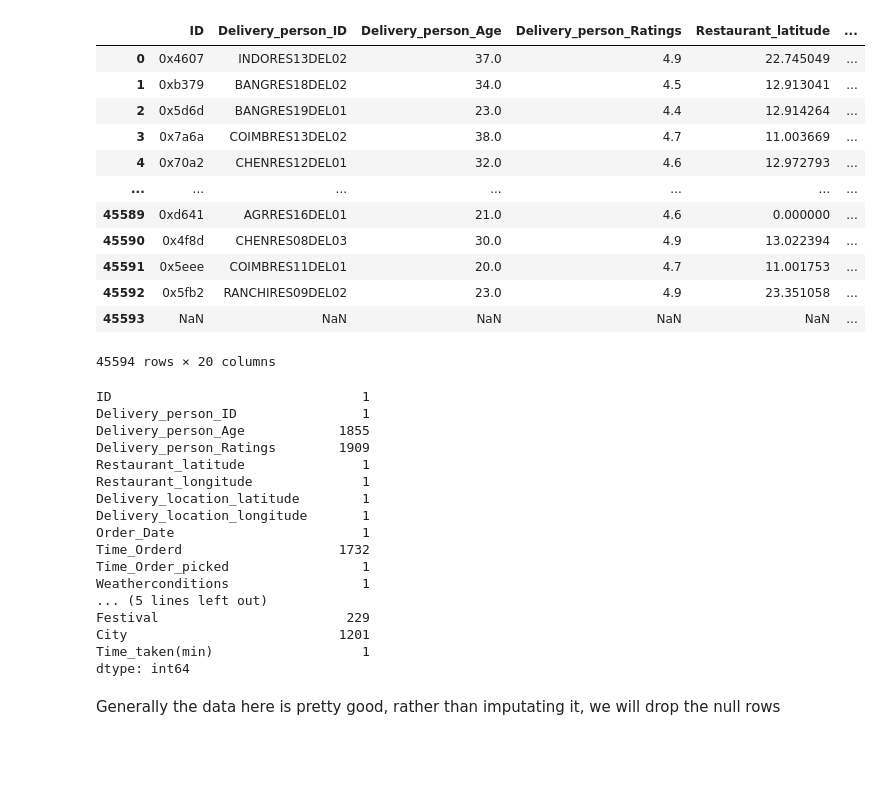
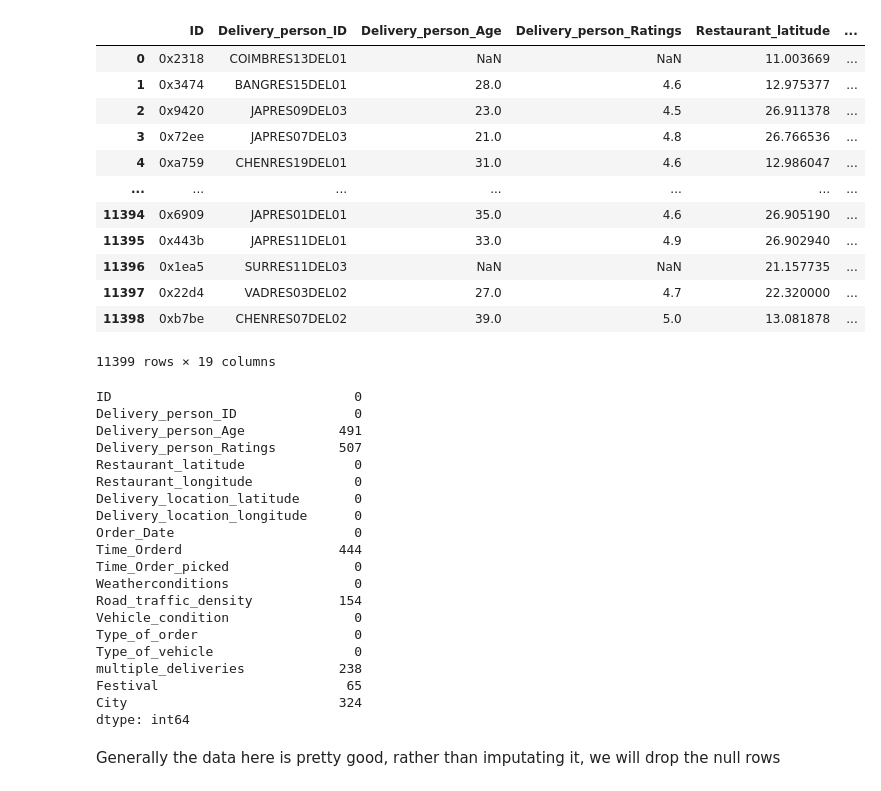
Before and after one commit to ksjhe/MATH309-Food-Delivery-Time-Estimation, a Jupyter notebook: 1.clean.ipynb, the cells around one changed output. Cells and saved outputs as stored; diff of their text form; code cells hidden in the pictures; blank space fills up the shorter version.

```diff
--- a/1.clean.ipynb
+++ b/1.clean.ipynb
@@ -3,41 +3,44 @@
 import numpy as np
 import pandas as pd
 # %%
-train = pd.read_table('data/train.csv', na_values=['NaN', 'NaN ', ' NaN', 'nan'], sep=',')
+train = pd.read_table('data/test.csv', na_values=['NaN', 'NaN ', ' NaN', 'nan'], sep=',')
 train
 # %% [output]
 |  | ID | Delivery_person_ID | Delivery_person_Age | Delivery_person_Ratings | Restaurant_latitude | ... |
-| 0 | 0x4607 | INDORES13DEL02 | 37.0 | 4.9 | 22.745049 | ... |
-| 1 | 0xb379 | BANGRES18DEL02 | 34.0 | 4.5 | 12.913041 | ... |
-| 2 | 0x5d6d | BANGRES19DEL01 | 23.0 | 4.4 | 12.914264 | ... |
-| 3 | 0x7a6a | COIMBRES13DEL02 | 38.0 | 4.7 | 11.003669 | ... |
-| 4 | 0x70a2 | CHENRES12DEL01 | 32.0 | 4.6 | 12.972793 | ... |
+| 0 | 0x2318 | COIMBRES13DEL01 | NaN | NaN | 11.003669 | ... |
+| 1 | 0x3474 | BANGRES15DEL01 | 28.0 | 4.6 | 12.975377 | ... |
+| 2 | 0x9420 | JAPRES09DEL03 | 23.0 | 4.5 | 26.911378 | ... |
+| 3 | 0x72ee | JAPRES07DEL03 | 21.0 | 4.8 | 26.766536 | ... |
+| 4 | 0xa759 | CHENRES19DEL01 | 31.0 | 4.6 | 12.986047 | ... |
 | ... | ... | ... | ... | ... | ... | ... |
-| 45589 | 0xd641 | AGRRES16DEL01 | 21.0 | 4.6 | 0.000000 | ... |
-| 45590 | 0x4f8d | CHENRES08DEL03 | 30.0 | 4.9 | 13.022394 | ... |
-| 45591 | 0x5eee | COIMBRES11DEL01 | 20.0 | 4.7 | 11.001753 | ... |
-| 45592 | 0x5fb2 | RANCHIRES09DEL02 | 23.0 | 4.9 | 23.351058 | ... |
-| 45593 | NaN | NaN | NaN | NaN | NaN | ... |
+| 11394 | 0x6909 | JAPRES01DEL01 | 35.0 | 4.6 | 26.905190 | ... |
+| 11395 | 0x443b | JAPRES11DEL01 | 33.0 | 4.9 | 26.902940 | ... |
+| 11396 | 0x1ea5 | SURRES11DEL03 | NaN | NaN | 21.157735 | ... |
+| 11397 | 0x22d4 | VADRES03DEL02 | 27.0 | 4.7 | 22.320000 | ... |
+| 11398 | 0xb7be | CHENRES07DEL02 | 39.0 | 5.0 | 13.081878 | ... |
-45594 rows × 20 columns
+11399 rows × 19 columns
 # %%
 train.isna().sum()
 # %% [output]
-ID                                1
-Delivery_person_ID                1
-Delivery_person_Age            1855
-Delivery_person_Ratings        1909
-Restaurant_latitude               1
-Restaurant_longitude              1
-Delivery_location_latitude        1
-Delivery_location_longitude       1
-Order_Date                        1
-Time_Orderd                    1732
-Time_Order_picked                 1
-Weatherconditions                 1
-... (5 lines left out)
-Festival                        229
-City                           1201
-Time_taken(min)                   1
+ID                               0
+Delivery_person_ID               0
+Delivery_person_Age            491
+Delivery_person_Ratings        507
+Restaurant_latitude              0
+Restaurant_longitude             0
+Delivery_location_latitude       0
+Delivery_location_longitude      0
+Order_Date                       0
+Time_Orderd                    444
+Time_Order_picked                0
+Weatherconditions                0
+Road_traffic_density           154
+Vehicle_condition                0
+Type_of_order                    0
+Type_of_vehicle                  0
+multiple_deliveries            238
+Festival                        65
+City                           324
 dtype: int64
 # %% [markdown]
 Generally the data here is pretty good, rather than imputating it, we will drop the null rows
```
Also changed, not shown: parts of 6 cells of this notebook, 5 other files.
